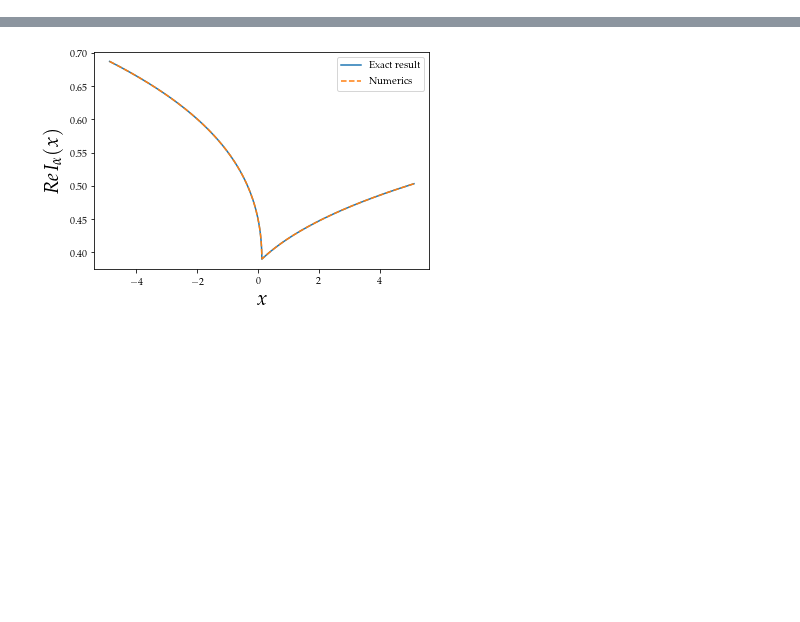
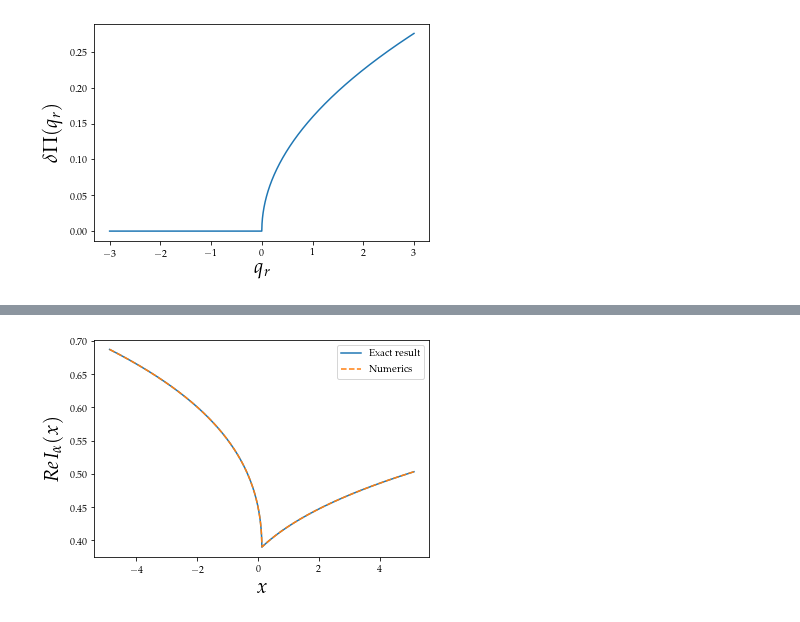
Before and after one commit to ldebbeler/AnomalousCurvature, a Jupyter notebook: data/bubbleScale.ipynb, the cells around one changed output, grey strips where cells are left out. Saved outputs shown, nothing was run; the diff lists cells and outputs as text; code cells hidden in the pictures; blank space fills up the shorter version.

Commit message:
Cleaning up the directory. New visuals for dark mode slides.TODO: Clean up further and verify this code runs in an easy way.

```diff
--- a/data/bubbleScale.ipynb
+++ b/data/bubbleScale.ipynb
@@ -96,6 +96,21 @@ class ScalingPlots(Data):
         #plt.axvline(0.0,linewidth=1,color='black',linestyle='--')
         plt.legend()
         plt.show()
+# %%
+def f(x):
+    if(x<0):
+        return 0.0
+    else:
+        return 1.0/(2.0*math.pi)*math.sqrt(x)
+f2 = np.vectorize(f)
+x = np.linspace(-3, 3, 5000)
+plt.plot(x, f2(x))
+plt.xlabel(r'$q_r$',fontsize=20)
+plt.ylabel(r'$\delta\Pi(q_r)$',fontsize=20)
+plt.savefig('Graphics/flatBubble.pdf',bbox_inches="tight")
+plt.show()
+# %% [output]
+[figure, added]
 # %%
 foo=ScalingPlots(h5py.File('bubbleScale400.h5','r'))
 # %%
```
Also changed, not shown: parts of 6 cells of this notebook, 17 other files.
